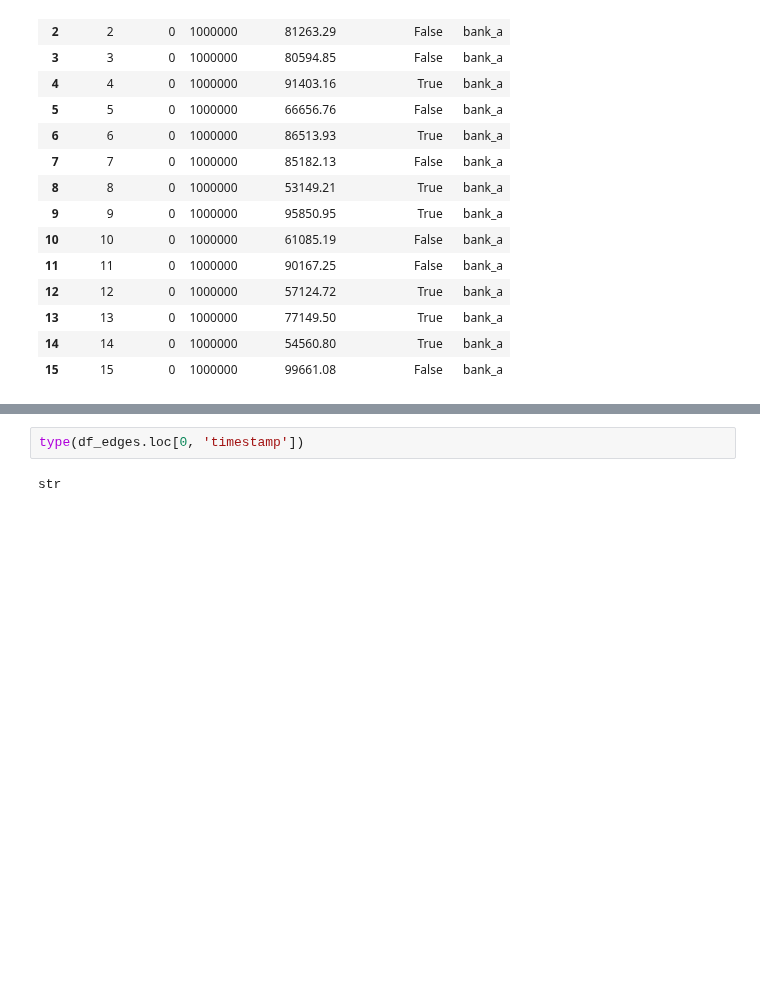
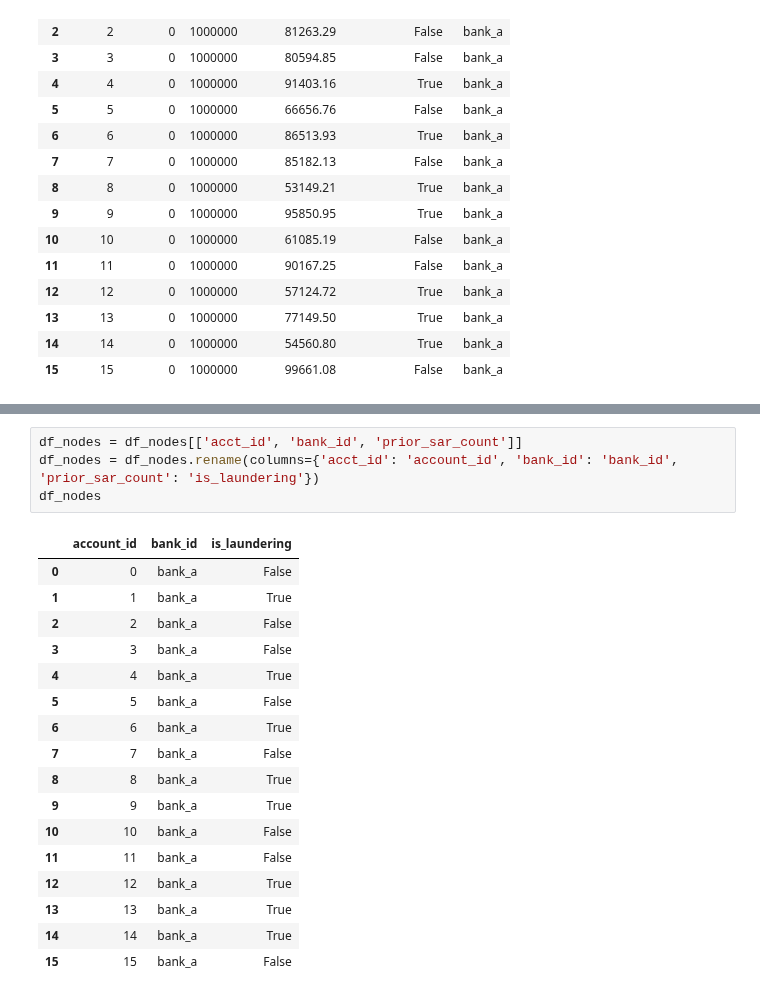
Before and after one commit to aidotse/flib, a Jupyter notebook: transaction-network-explorer/preprocess-v2.ipynb, the cells around one changed output, grey strips where cells are left out. Saved outputs shown, nothing was run; the diff lists cells and outputs as text; blank space fills up the shorter version.

```diff
--- a/transaction-network-explorer/preprocess-v2.ipynb
+++ b/transaction-network-explorer/preprocess-v2.ipynb
@@ -198,4 +193,22 @@ df_edges
-# %%
-type(df_edges.loc[0, 'timestamp'])
-# %% [output]
-str
+# %%
+df_nodes = df_nodes[['acct_id', 'bank_id', 'prior_sar_count']]
+df_nodes = df_nodes.rename(columns={'acct_id': 'account_id', 'bank_id': 'bank_id', 'prior_sar_count': 'is_laundering'})
+df_nodes
+# %% [output]
+|  | account_id | bank_id | is_laundering |
+| 0 | 0 | bank_a | False |
+| 1 | 1 | bank_a | True |
+| 2 | 2 | bank_a | False |
+| 3 | 3 | bank_a | False |
+| 4 | 4 | bank_a | True |
+| 5 | 5 | bank_a | False |
+| 6 | 6 | bank_a | True |
+| 7 | 7 | bank_a | False |
+| 8 | 8 | bank_a | True |
+| 9 | 9 | bank_a | True |
+| 10 | 10 | bank_a | False |
+| 11 | 11 | bank_a | False |
+| 12 | 12 | bank_a | True |
+| 13 | 13 | bank_a | True |
+| 14 | 14 | bank_a | True |
+| 15 | 15 | bank_a | False |
```
Also changed, not shown: parts of 7 cells of this notebook.
